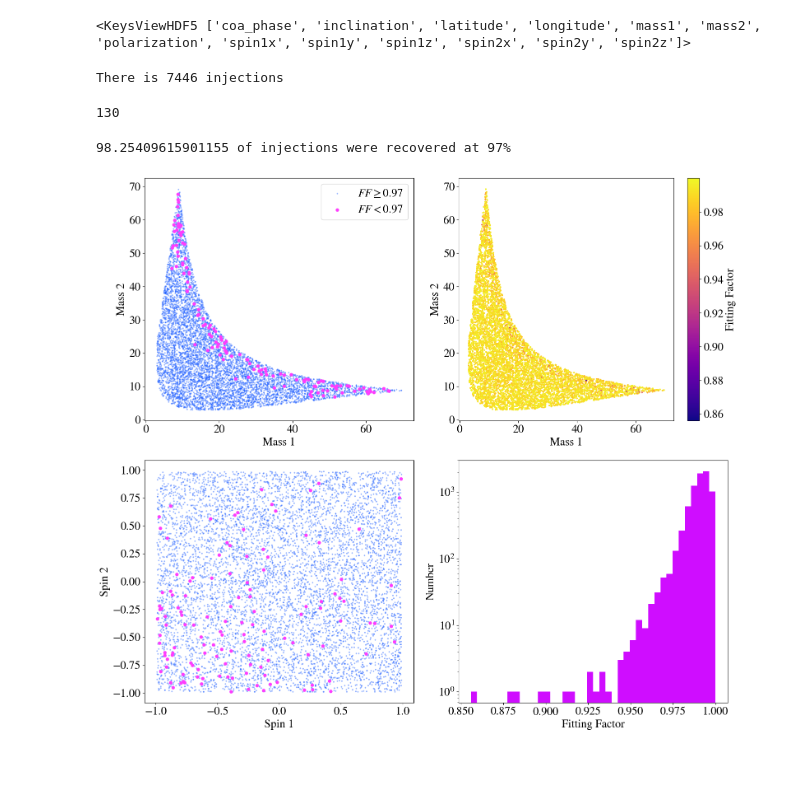
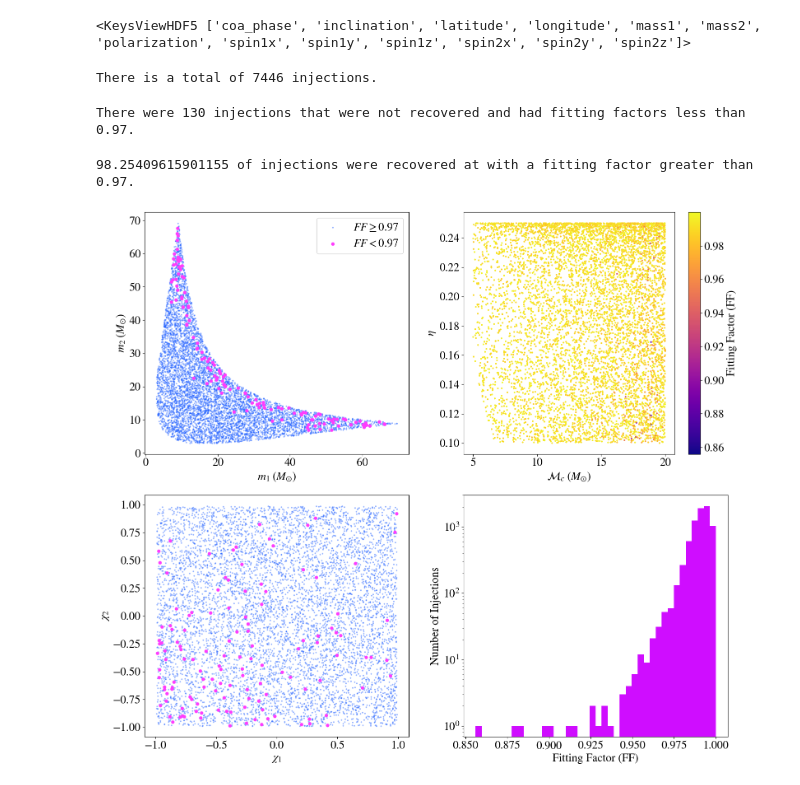
Before and after one commit to SusannaGreen/TemplateGeNN, a Jupyter notebook: Paper/PyCBCBankVerificatorBig/InvestigationBig.ipynb, the cells around one changed output. Saved outputs shown, nothing was run; the diff lists cells and outputs as text; code cells hidden in the pictures.

```diff
--- a/Paper/PyCBCBankVerificatorBig/InvestigationBig.ipynb
+++ b/Paper/PyCBCBankVerificatorBig/InvestigationBig.ipynb
@@ -34,45 +34,45 @@ constrained_chi2=chi2[sel]
 constrained_match=match[sel]
 constrained_mchirp=mchirp[sel]
 constrained_eta=eta[sel]
-# %%
-print(f'There is {len(constrained_m1)} injections')
-# %% [output]
-There is 7446 injections
+# %%
+print(f'There is a total of {len(constrained_m1)} injections.')
+# %% [output]
+There is a total of 7446 injections.
 # %%
-len(constrained_m1[constrained_match < 0.97])
+print(f'There were {len(constrained_m1[constrained_match < 0.97])} injections that were not recovered and had fitting factors less than 0.97.')
 # %% [output]
-130
+There were 130 injections that were not recovered and had fitting factors less than 0.97.
 # %%
-print(f'{(len(constrained_m1)-len(constrained_m1[constrained_match < 0.97]))/(len(constrained_m1))*100} of injections were recovered at 97%')
+print(f'{(len(constrained_m1)-len(constrained_m1[constrained_match < 0.97]))/(len(constrained_m1))*100} of injections were recovered at with a fitting factor greater than 0.97.')
 # %% [output]
-98.25409615901155 of injections were recovered at 97%
+98.25409615901155 of injections were recovered at with a fitting factor greater than 0.97.
 # %%
 fig, ((ax1, ax2), (ax3, ax4)) = plt.subplots(nrows=2, ncols=2, figsize=(16, 14))
 
 ax1.scatter(constrained_m1[constrained_match >= 0.97], constrained_m2[constrained_match >= 0.97], color='#1c5dff', s=3, alpha=0.35, label='$FF \geq 0.97$')
 ax1.scatter(constrained_m1[constrained_match < 0.97], constrained_m2[constrained_match < 0.97], color='#fe3dfd', s=25, label='$FF < 0.97$')
-ax1.set_xlabel('Mass 1')
-ax1.set_ylabel('Mass 2')
+ax1.set_xlabel('$m_{1} \; (M_{\odot})$')
+ax1.set_ylabel('$m_{2} \; (M_{\odot})$')
 ax1.legend()
 
-ax2.scatter(constrained_m1, constrained_m2, c=constrained_match, s=3, cmap='plasma')
-ax2.set_xlabel('Mass 1')
-ax2.set_ylabel('Mass 2')
+ax2.scatter(constrained_mchirp, constrained_eta, c=constrained_match, s=3, cmap='plasma')
+ax2.set_xlabel('$\mathcal{M}_{c} \; (M_{\odot})$')
+ax2.set_ylabel('$\eta$')
 
 
 ax3.scatter(constrained_chi1[constrained_match >= 0.97], constrained_chi2[constrained_match >= 0.97], color='#1c5dff', s=3, alpha=0.35)
 ax3.scatter(constrained_chi1[constrained_match < 0.97], constrained_chi2[constrained_match < 0.97], color='#fe3dfd', s=25)
-ax3.set_xlabel('Spin 1')
-ax3.set_ylabel('Spin 2')
+ax3.set_xlabel('$\chi_{1}$')
+ax3.set_ylabel('$\chi_{2}$')
 
 ax4.hist(constrained_match, color='#cf0dff', bins=40)
-ax4.set_xlabel('Fitting Factor')
-ax4.set_ylabel('Number')
+ax4.set_xlabel('Fitting Factor (FF)')
+ax4.set_ylabel('Number of Injections')
 ax4.set_yscale('log')
 
 
-fig.colorbar(ax2.scatter(constrained_m1, constrained_m2, c=constrained_match, s=3, cmap='plasma'), label='Fitting Factor')
+fig.colorbar(ax2.scatter(constrained_mchirp, constrained_eta, c=constrained_match, s=3, cmap='plasma'), label='Fitting Factor (FF)')
 fig.tight_layout()
 fig.savefig('Results_Big.png', dpi=300, bbox_inches='tight')
 # %% [output]
-[figure, old version]
+[figure, new version]
```
Also changed, not shown: parts of 14 cells of this notebook, 20 other files.
